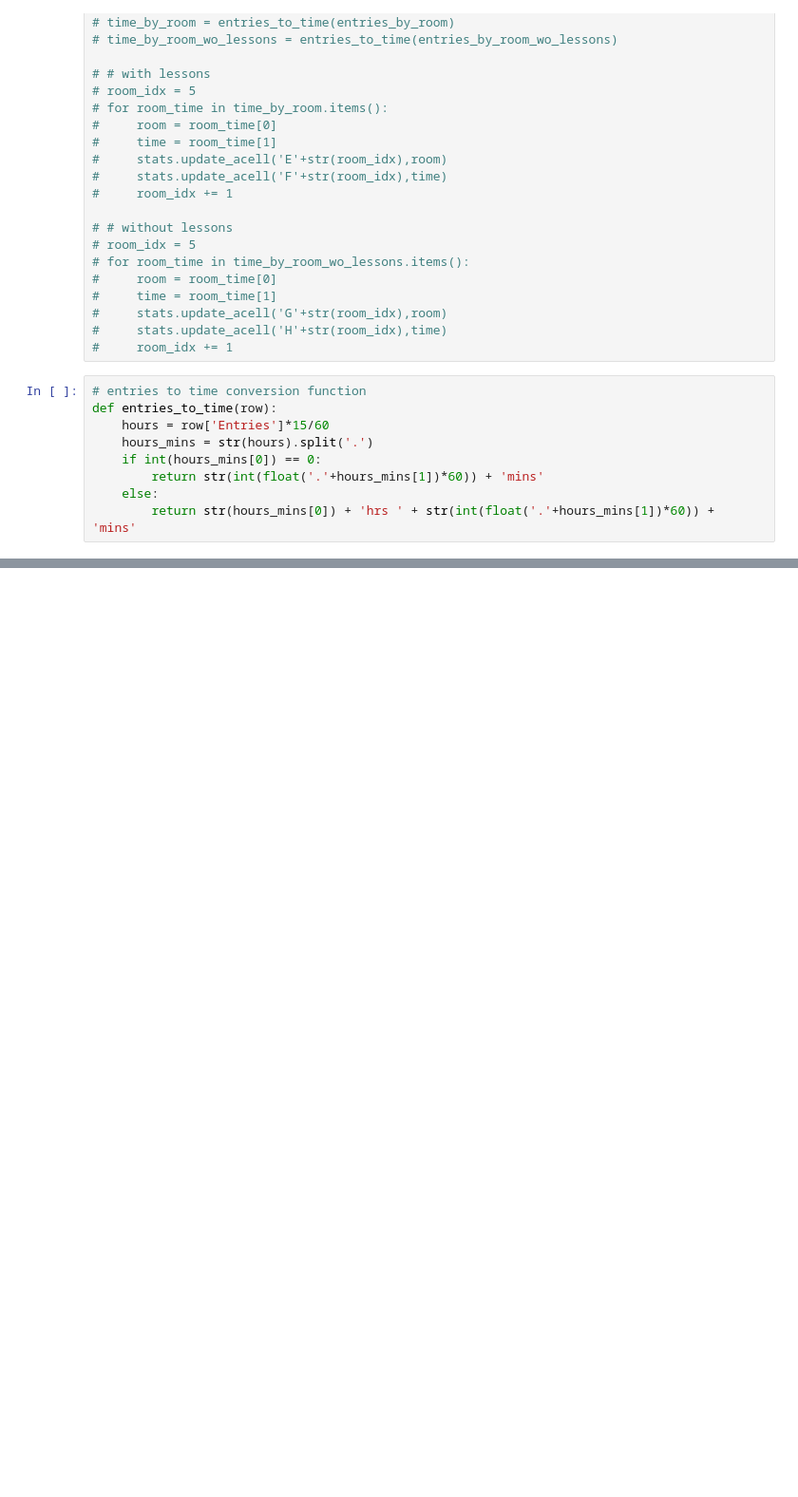
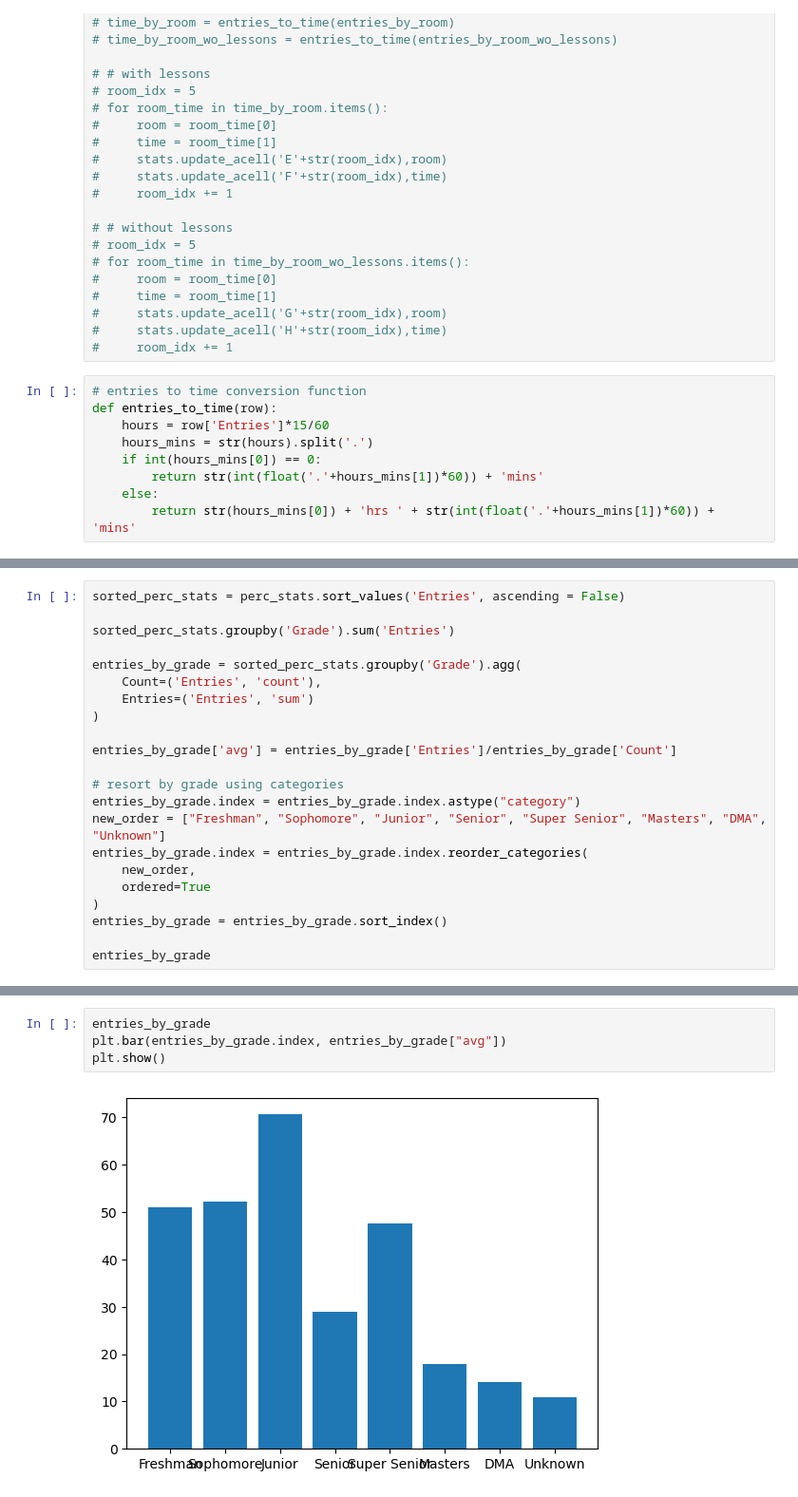
Before and after one commit to amdieter/practice-room-data, a Jupyter notebook: Practice Log.ipynb, the cells around one changed output, grey strips where cells are left out. Shown at 95% size. Saved outputs shown, nothing was run; the diff lists cells and outputs as text; blank space fills up the shorter version.

Commit message:
Simplified aggregation and began adding plots

```diff
--- a/Practice Log.ipynb
+++ b/Practice Log.ipynb
@@ -491,0 +348,22 @@ sorted_perc_stats[sorted_perc_stats["Grade"] != "Unknown"]
+# %%
+sorted_perc_stats = perc_stats.sort_values('Entries', ascending = False)
+
+sorted_perc_stats.groupby('Grade').sum('Entries')
+
+entries_by_grade = sorted_perc_stats.groupby('Grade').agg(
+    Count=('Entries', 'count'),
+    Entries=('Entries', 'sum')
+)
+
+entries_by_grade['avg'] = entries_by_grade['Entries']/entries_by_grade['Count']
+
+# resort by grade using categories
+entries_by_grade.index = entries_by_grade.index.astype("category")
+new_order = ["Freshman", "Sophomore", "Junior", "Senior", "Super Senior", "Masters", "DMA", "Unknown"]
+entries_by_grade.index = entries_by_grade.index.reorder_categories(
+    new_order,
+    ordered=True
+)
+entries_by_grade = entries_by_grade.sort_index()
+
+entries_by_grade
@@ -491,0 +397,6 @@ sorted_perc_stats[sorted_perc_stats["Grade"] != "Unknown"]
+# %%
+entries_by_grade
+plt.bar(entries_by_grade.index, entries_by_grade["avg"])
+plt.show()
+# %% [output]
+[figure, added]
```
Also changed, not shown: parts of 13 cells of this notebook.
